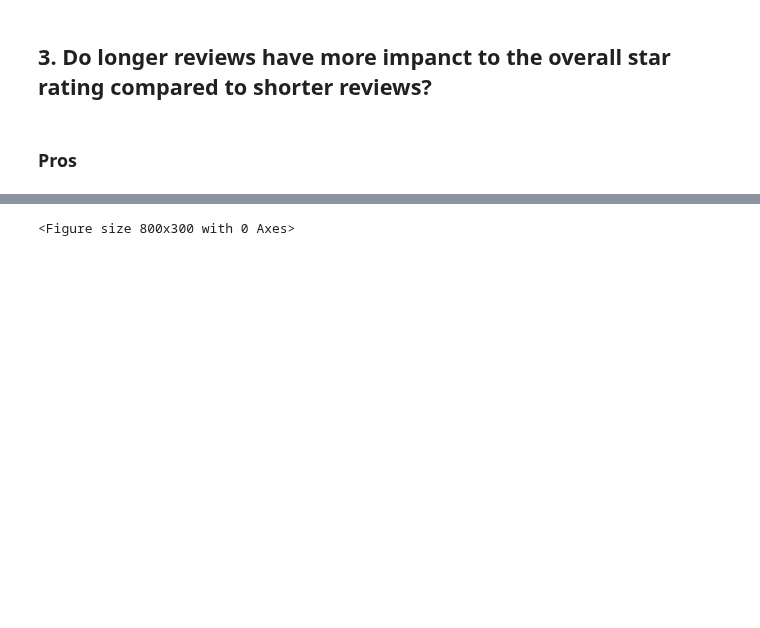
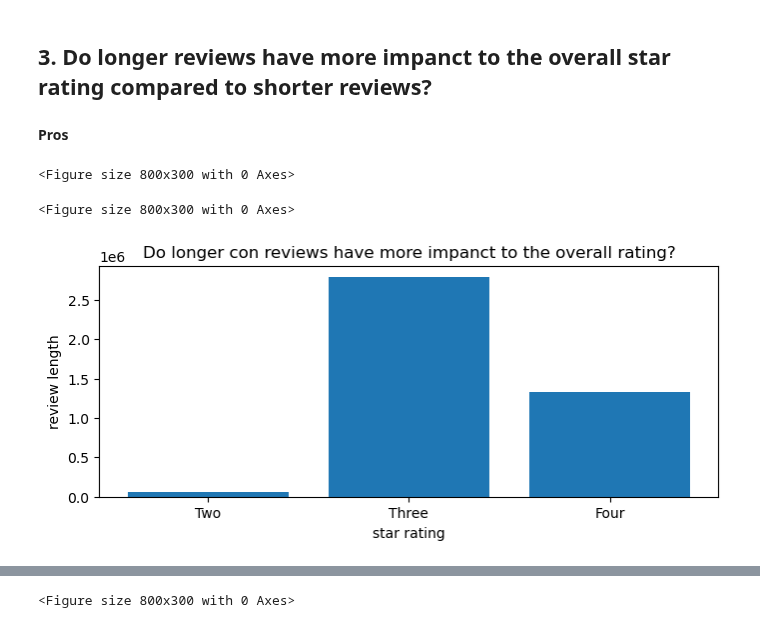
Before and after one commit to glassdoorstars/glassdoor-rating-predictions, a Jupyter notebook: trigramexplore.ipynb, the cells around one changed output, grey strips where cells are left out. Drawn from its saved outputs; the diff is of its cells as text; code cells hidden in the pictures; blank space fills up the shorter version.

```diff
--- a/trigramexplore.ipynb
+++ b/trigramexplore.ipynb
@@ -51,12 +48,0 @@ train.head(2)
-# %%
-for i in bin_labels:
-    plt.figure(figsize=(8,3))
-    # Filter data for the current bin label
-    bin_data = train.pros_lemmatized[train.binned_rating == i]
-
-    # Calculate word counts
-    pd.Series(" ".join(bin_data).split()).value_counts().head(20).plot(kind="bar")
-    plt.title(f"Pros word distribution in binned {i.lower()} star rating")
-    plt.xlabel("word")
-    plt.ylabel("frequency")
-    plt.show()
@@ -89,11 +68,0 @@ for i in bin_labels:
-# %%
-for i in bin_labels:
-    plt.figure(figsize=(8,3))
-    bin_data = train.cons_lemmatized[train.binned_rating == i]
-
-    # Calculate word counts
-    pd.Series(" ".join(bin_data).split()).value_counts().head(20).plot(kind="bar")
-    plt.title(f"Cons word distribution in binned {i.lower()} star rating")
-    plt.xlabel("word")
-    plt.ylabel("frequency")
-    plt.show()
@@ -193,8 +136,27 @@ plt.show()
 [figure]
 # %% [markdown]
 ## 3. Do longer reviews have more impanct to the overall star rating compared to shorter reviews?
-# %% [markdown]
-### Pros
+# %% [markdown]
+**Pros**
+# %%
+len_star_review = []
+
+for i in bin_labels:
+    plt.figure(figsize=(8,3))
+    bin_data = train.pros_lemmatized[train.binned_rating == i]
+    len_star_pros = len(" ".join(bin_data.values))
+    len_star_review.append(len_star_pros)
+
+# Calculate word counts
+plt.bar(x=bin_labels, height=len_star_review)
+plt.title("Do longer con reviews have more impanct to the overall rating?")
+plt.xlabel("star rating")
+plt.ylabel("review length")
+plt.show()
+# %% [output]
+<Figure size 800x300 with 0 Axes>
+<Figure size 800x300 with 0 Axes>
+[figure, added]
 # %%
 # Define bin edges
 bin_edges = [2.0, 2.9, 3.9, 4.9]
```
Also changed, not shown: parts of 37 cells of this notebook, 2 other files.
